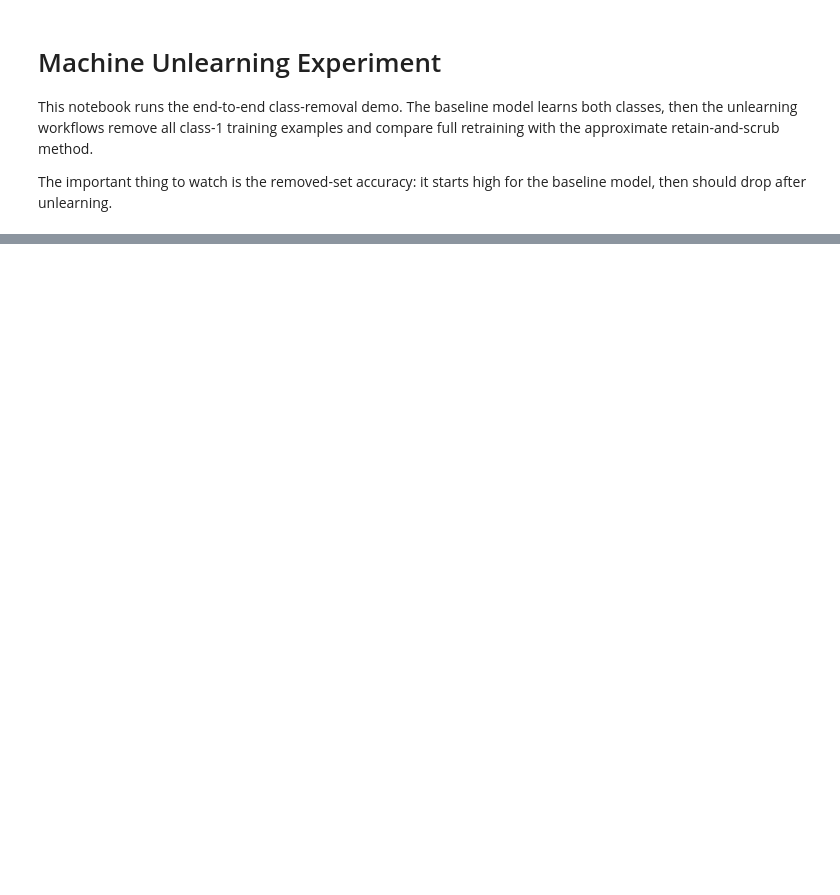
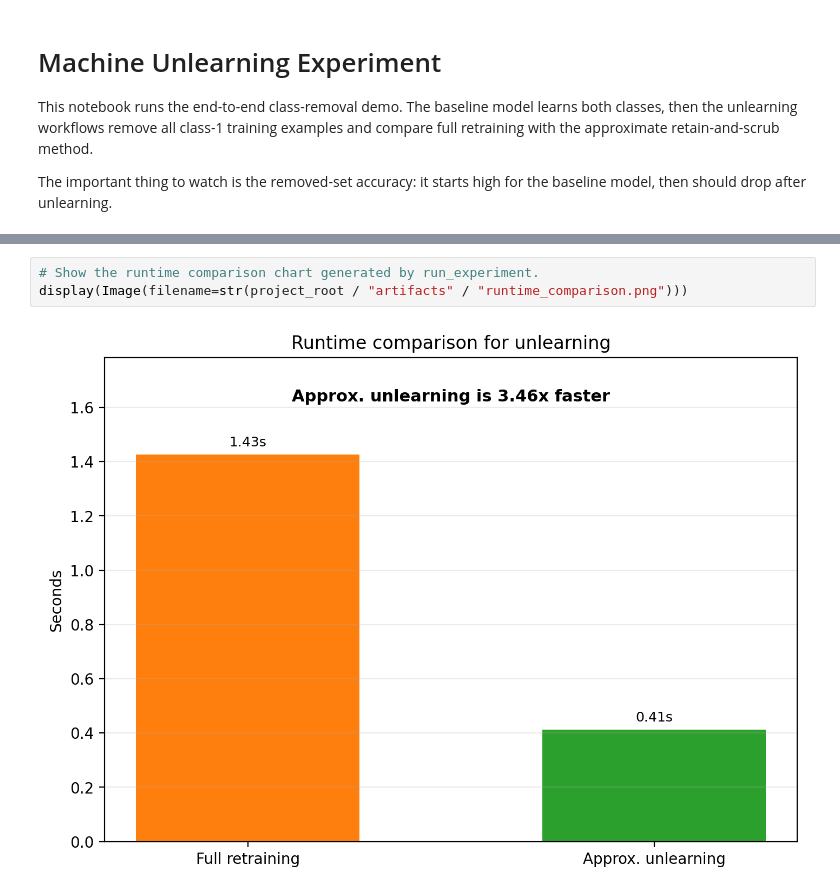
Before and after one commit to ElijahRosal/MachineUnlearning, a Jupyter notebook: notebooks/experiment_notebook.ipynb, the cells around one changed output, grey strips where cells are left out. Saved outputs shown, nothing was run; the diff lists cells and outputs as text; blank space fills up the shorter version.

```diff
--- a/notebooks/experiment_notebook.ipynb
+++ b/notebooks/experiment_notebook.ipynb
@@ -56,0 +68,5 @@ Approximate speedup vs retraining: 3.82x
+# %%
+# Show the runtime comparison chart generated by run_experiment.
+display(Image(filename=str(project_root / "artifacts" / "runtime_comparison.png")))
+# %% [output]
+[figure, added]
```
Also changed, not shown: parts of 5 cells of this notebook.
